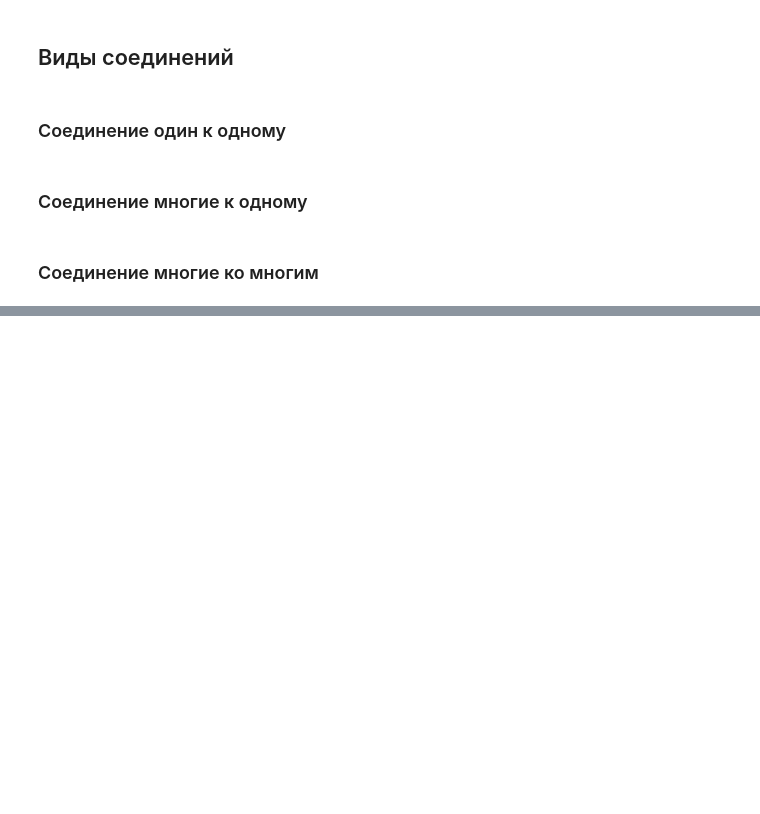
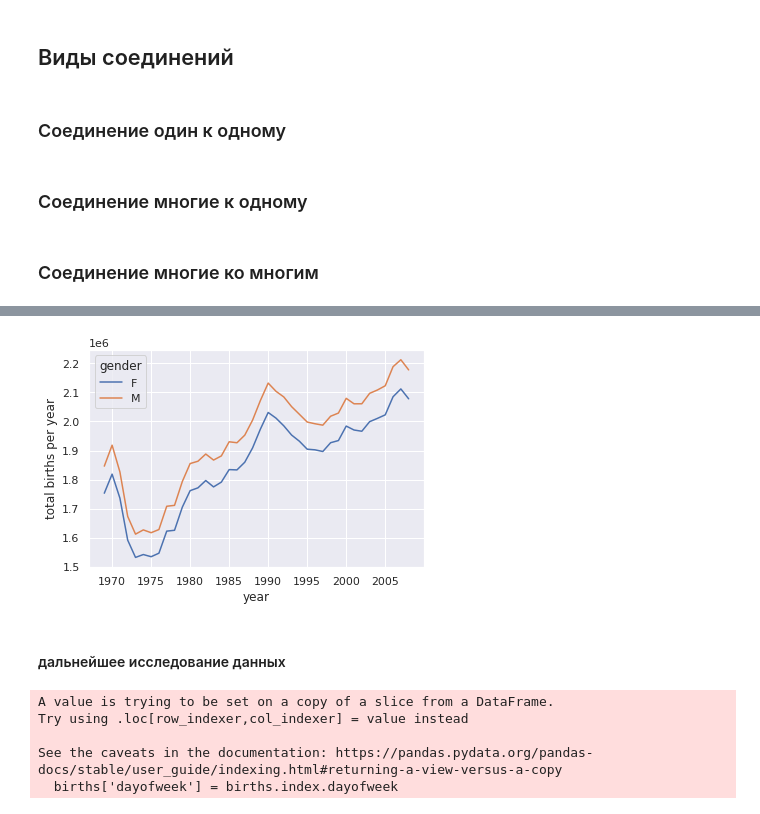
Before and after one commit to ensofter/python_for_difficult_tasks, a Jupyter notebook: Part 3 - Data Manipulation with Pandas.ipynb, the cells around one changed output, grey strips where cells are left out. Saved outputs shown, nothing was run; the diff lists cells and outputs as text; code cells hidden in the pictures; blank space fills up the shorter version.

```diff
--- a/Part 3 - Data Manipulation with Pandas.ipynb
+++ b/Part 3 - Data Manipulation with Pandas.ipynb
@@ -1689,0 +1690,2 @@ titanic.pivot_table('survived', index='sex', columns='class', margins=True)
+# %%
+births = pd.read_csv('data/births.csv')
@@ -1689,0 +1701,3 @@ titanic.pivot_table('survived', index='sex', columns='class', margins=True)
+# %%
+births['decade'] = 10 * (births['year'] // 10)
+births.pivot_table('births', index='decade', columns='gender', aggfunc='sum')
@@ -1689,0 +1712,12 @@ titanic.pivot_table('survived', index='sex', columns='class', margins=True)
+# %%
+%matplotlib inline
+import matplotlib.pyplot as plt
+
+sns.set()
+
+births.pivot_table('births', index='year', columns='gender', aggfunc='sum').plot()
+plt.ylabel('total births per year');
+# %% [output]
+[figure, added]
+# %% [markdown]
+#### дальнейшее исследование данных
@@ -1689,0 +1731,10 @@ titanic.pivot_table('survived', index='sex', columns='class', margins=True)
+# %%
+# делаем тип столбца 'day' целочисленным. изначально он был строчным из-за пустых значений
+births.index = pd.to_datetime(10000 * births.year + 100 * births.month + births.day, format='%Y%m%d')
+births['dayofweek'] = births.index.dayofweek
+# %% [output]
+A value is trying to be set on a copy of a slice from a DataFrame.
+Try using .loc[row_indexer,col_indexer] = value instead
+
+See the caveats in the documentation: https://pandas.pydata.org/pandas-docs/stable/user_guide/indexing.html#returning-a-view-versus-a-copy
+  births['dayofweek'] = births.index.dayofweek
```
Also changed, not shown: parts of 259 cells of this notebook.
